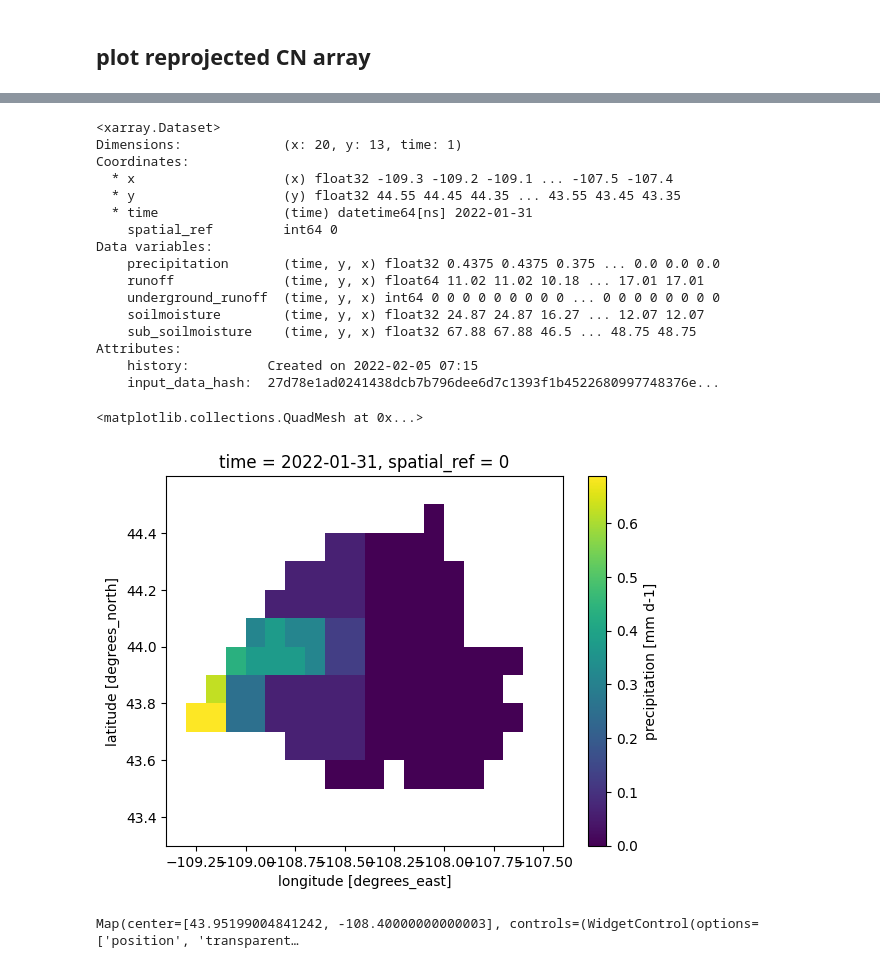
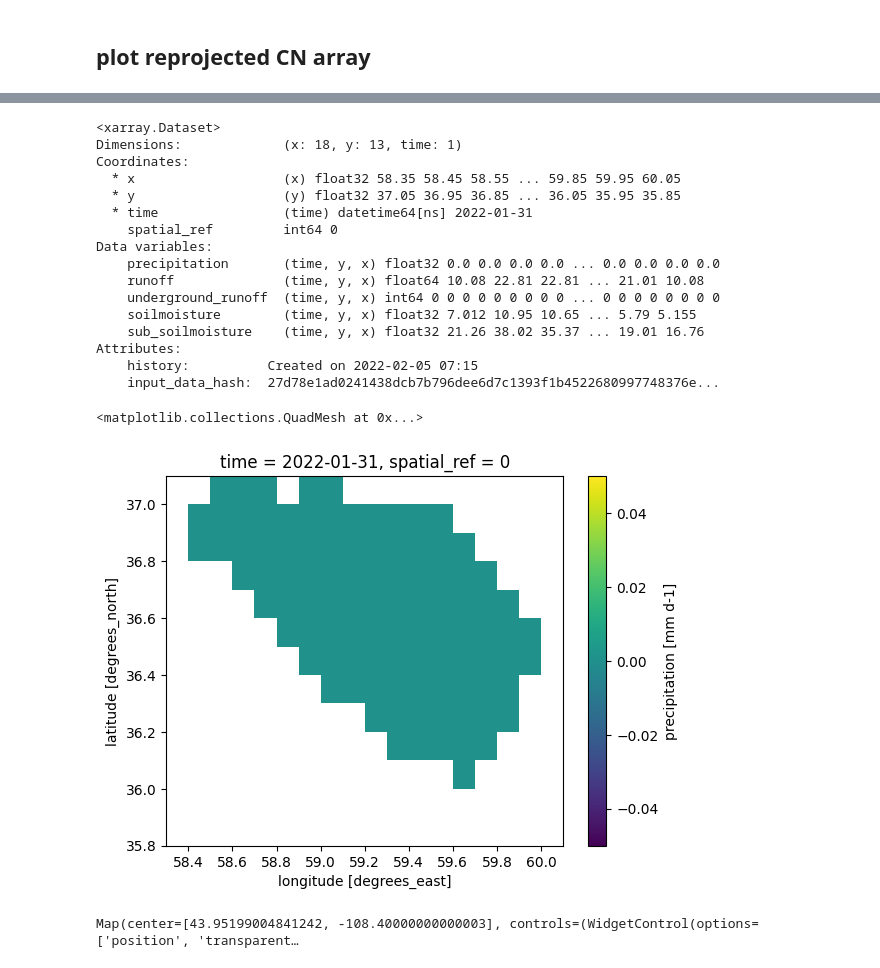
Before and after one commit to mahdi98mnm/WaterBalance_new, a Jupyter notebook: notebook/Sflow.ipynb, the cells around one changed output, grey strips where cells are left out. Drawn from its saved outputs; the diff is of its cells as text; code cells hidden in the pictures.

Commit message:
run for mahdoode_mashhad

```diff
--- a/notebook/Sflow.ipynb
+++ b/notebook/Sflow.ipynb
@@ -46,16 +46,16 @@ Successfully saved authorization token.
 PATH_DATA = "/content/drive/MyDrive/WaterBalance_new/assets/"
 
 # mashhad
-# LAT_MIN = 35.80
-# LAT_MAX = 37.11
-# LON_MIN = 58.31
-# LON_MAX = 60.14
+LAT_MIN = 35.80
+LAT_MAX = 37.11
+LON_MIN = 58.31
+LON_MAX = 60.14
 
 # USA
-LAT_MIN = 43.30
-LAT_MAX = 44.60
-LON_MIN = -109.40
-LON_MAX = -107.40
+# LAT_MIN = 43.30
+# LAT_MAX = 44.60
+# LON_MIN = -109.40
+# LON_MAX = -107.40
 # %% [markdown]
 # Functions
 # %%
@@ -308,10 +309,10 @@ soil_array = np.array(soil)
 sub_soil_array = np.array(sub_soil)
 
 
-runoff_array = runoff_array.reshape(1,13,20)
-underground_runoff_array = underground_runoff_array.reshape(1,13,20)
-soil_array = soil_array.reshape(1,13,20)
-sub_soil_array = sub_soil_array.reshape(1,13,20)
+runoff_array = runoff_array.reshape(1,13,18)
+underground_runoff_array = underground_runoff_array.reshape(1,13,18)
+soil_array = soil_array.reshape(1,13,18)
+sub_soil_array = sub_soil_array.reshape(1,13,18)
 
 ds_array = p.assign(runoff=(['time', 'y', 'x'], runoff_array))
 ds_array_1 = ds_array.assign(underground_runoff=(['time', 'y', 'x'], underground_runoff_array))
@@ -322,40 +323,42 @@ ds_array_3 = ds_array_2.assign(sub_soilmoisture=(['time', 'y', 'x'], sub_soil_ar
 ds_array_3
 # %% [output]
 <xarray.Dataset>
-Dimensions:             (x: 20, y: 13, time: 1)
+Dimensions:             (x: 18, y: 13, time: 1)
 Coordinates:
-  * x                   (x) float32 -109.3 -109.2 -109.1 ... -107.5 -107.4
-  * y                   (y) float32 44.55 44.45 44.35 ... 43.55 43.45 43.35
+  * x                   (x) float32 58.35 58.45 58.55 ... 59.85 59.95 60.05
+  * y                   (y) float32 37.05 36.95 36.85 ... 36.05 35.95 35.85
   * time                (time) datetime64[ns] 2022-01-31
     spatial_ref         int64 0
 Data variables:
-    precipitation       (time, y, x) float32 0.4375 0.4375 0.375 ... 0.0 0.0 0.0
-    runoff              (time, y, x) float64 11.02 11.02 10.18 ... 17.01 17.01
+    precipitation       (time, y, x) float32 0.0 0.0 0.0 0.0 ... 0.0 0.0 0.0 0.0
+    runoff              (time, y, x) float64 10.08 22.81 22.81 ... 21.01 10.08
     underground_runoff  (time, y, x) int64 0 0 0 0 0 0 0 0 0 ... 0 0 0 0 0 0 0 0
-    soilmoisture        (time, y, x) float32 24.87 24.87 16.27 ... 12.07 12.07
-    sub_soilmoisture    (time, y, x) float32 67.88 67.88 46.5 ... 48.75 48.75
+    soilmoisture        (time, y, x) float32 7.012 10.95 10.65 ... 5.79 5.155
+    sub_soilmoisture    (time, y, x) float32 21.26 38.02 35.37 ... 19.01 16.76
 Attributes:
     history:          Created on 2022-02-05 07:15
     input_data_hash:  27d78e1ad0241438dcb7b796dee6d7c1393f1b4522680997748376e...
 # %%
 
 
-shp_dir = PATH_DATA + "shape/usa.shp"
+# shp_dir = PATH_DATA + "shape/usa.shp"
+shp_dir = PATH_DATA + "shape/mahdoode_mashhad.shp"
+
 shapefile = gpd.read_file(shp_dir)
 
 
 precip_da = add_shape_coord_from_data_array(ds_array_3, shp_dir, "shapefile")
 ds_array_4 = ds_array_3.where(precip_da.shapefile==0, other=np.nan)
 
 
 
-with open('/content/drive/MyDrive/WaterBalance/notebook/ds_array_4.pkl', 'wb') as f:
+with open('/content/drive/MyDrive/WaterBalance/notebook/ds_array_4_mahdoode_mashhad.pkl', 'wb') as f:
     pickle.dump(ds_array_4, f)
 
 ds_array_4.precipitation.plot()
 # %% [output]
 <matplotlib.collections.QuadMesh at 0x...>
-[figure, old version]
+[figure, new version]
 # %%
 Map = geemap.Map()
 Map.add_basemap('HYBRID')
```
Also changed, not shown: parts of 10 cells of this notebook.
